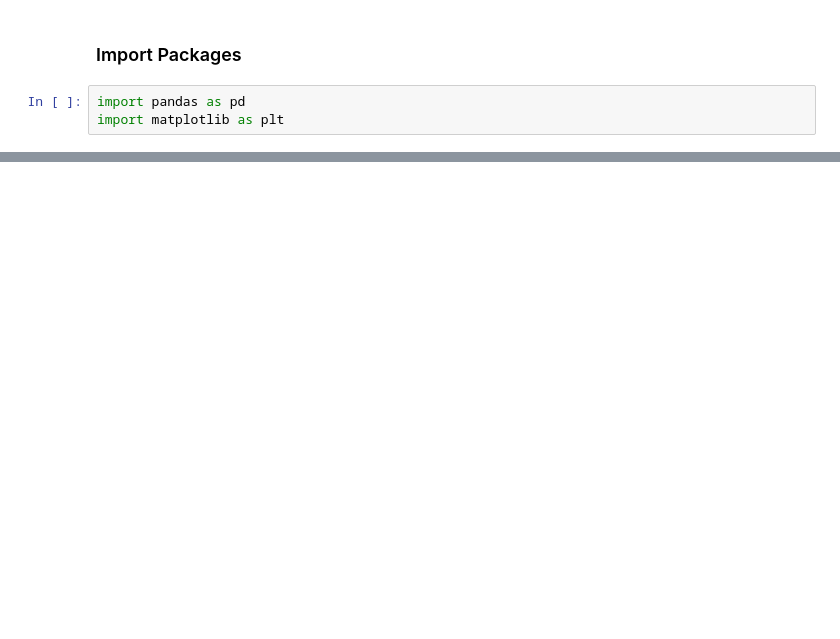
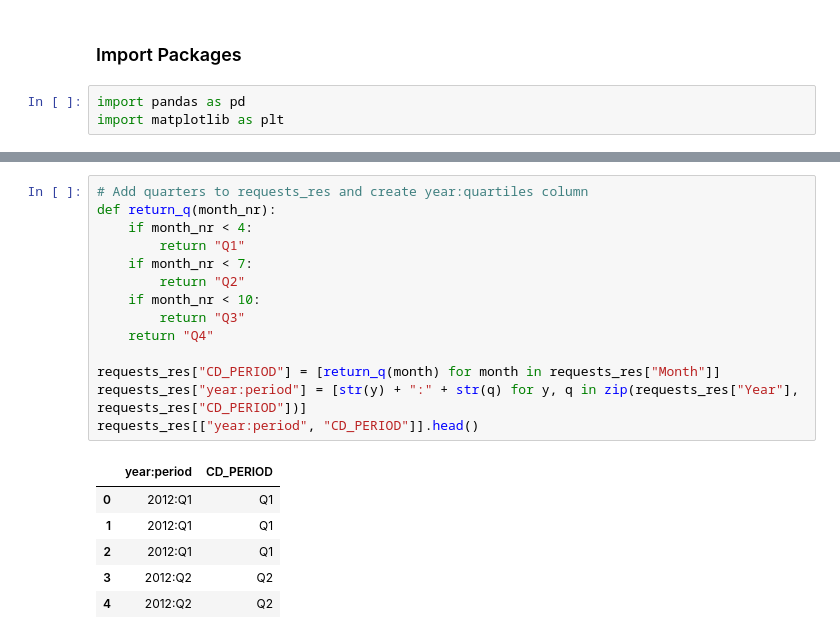
Before and after one commit to MaartenVandenhof-r0613805/real-estate-analysis, a Jupyter notebook: notebooks/Real Estate Analysis in the last 10 years in Belgium.ipynb, the cells around one changed output, grey strips where cells are left out. Drawn from its saved outputs; the diff is of its cells as text; blank space fills up the shorter version.

```diff
--- a/notebooks/Real Estate Analysis in the last 10 years in Belgium.ipynb
+++ b/notebooks/Real Estate Analysis in the last 10 years in Belgium.ipynb
@@ -28,0 +65,21 @@ prices
+# %%
+# Add quarters to requests_res and create year:quartiles column
+def return_q(month_nr):
+    if month_nr < 4:
+        return "Q1"
+    if month_nr < 7:
+        return "Q2"
+    if month_nr < 10:
+        return "Q3"
+    return "Q4"
+
+requests_res["CD_PERIOD"] = [return_q(month) for month in requests_res["Month"]]
+requests_res["year:period"] = [str(y) + ":" + str(q) for y, q in zip(requests_res["Year"], requests_res["CD_PERIOD"])]
+requests_res[["year:period", "CD_PERIOD"]].head()
+# %% [output]
+|  | year:period | CD_PERIOD |
+| 0 | 2012:Q1 | Q1 |
+| 1 | 2012:Q1 | Q1 |
+| 2 | 2012:Q1 | Q1 |
+| 3 | 2012:Q2 | Q2 |
+| 4 | 2012:Q2 | Q2 |
```
Also changed, not shown: parts of 14 cells of this notebook.
